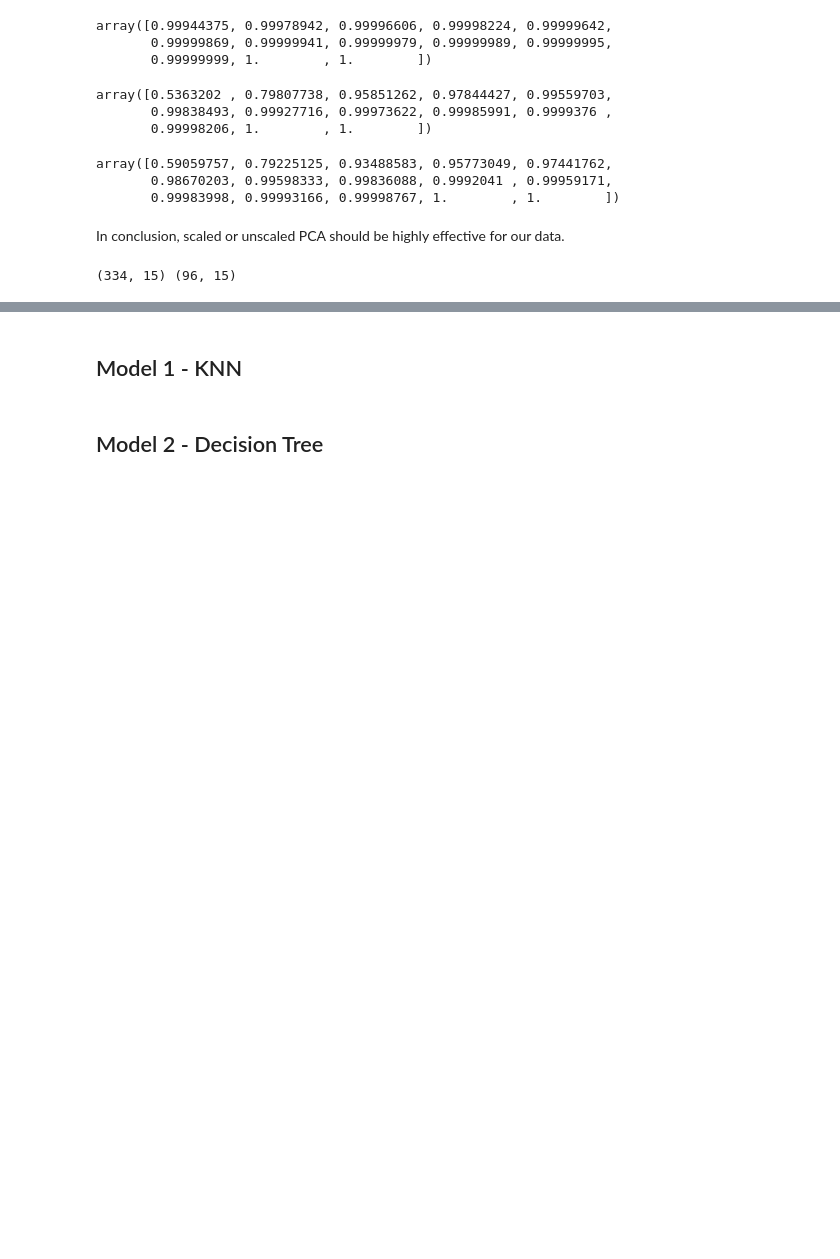
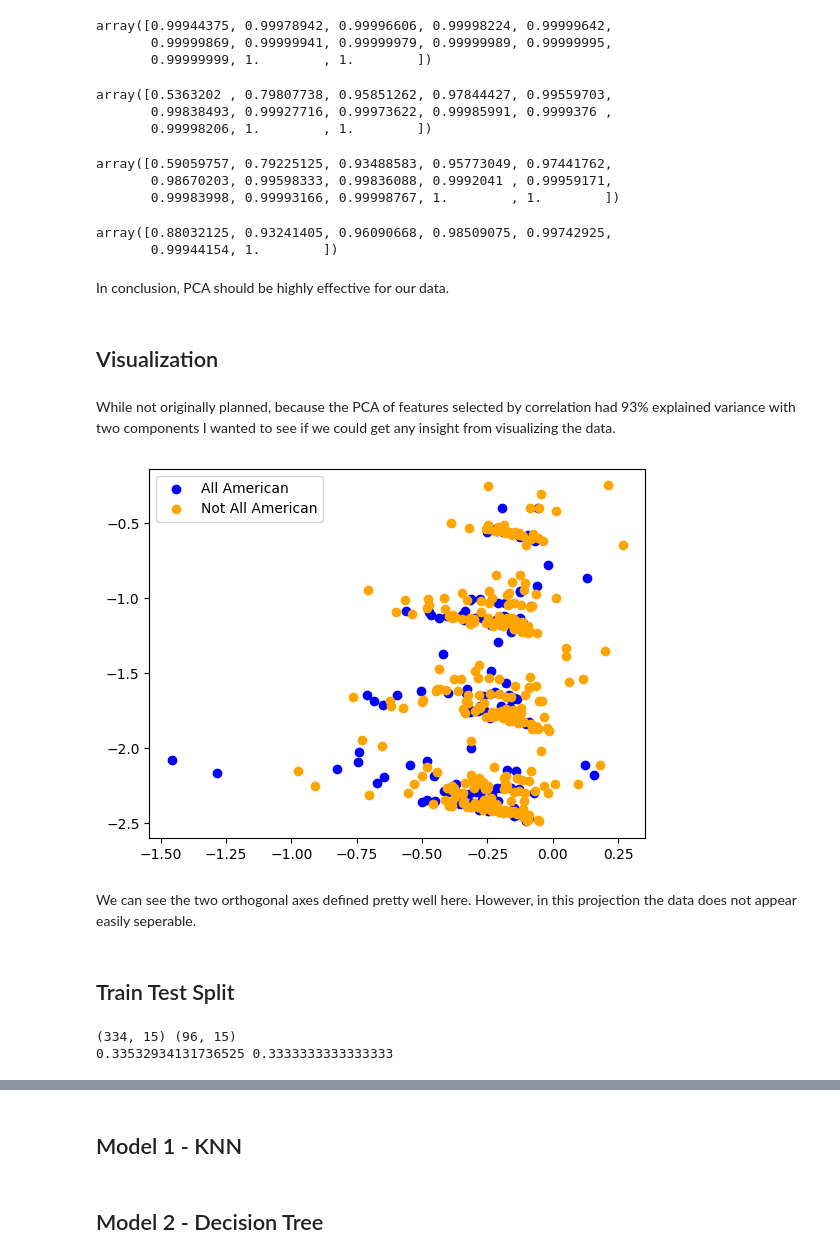
Before and after one commit to HybridNeos/TFRRS-API, a Jupyter notebook: part_3.ipynb, the cells around one changed output, grey strips where cells are left out. Saved outputs shown, nothing was run; the diff lists cells and outputs as text; code cells hidden in the pictures; blank space fills up the shorter version.

```diff
--- a/part_3.ipynb
+++ b/part_3.ipynb
@@ -121,23 +123,62 @@ array([0.5363202 , 0.79807738, 0.95851262, 0.97844427, 0.99559703,
 # %%
 # Try PCA with all scaled
 # 99% variance with 7 features
-pca = PCA(n_components=X_scaled.shape[1])
-pca.fit(X_scaled)
-np.cumsum(pca.explained_variance_ratio_)
+pca_scaled = PCA(n_components=X_scaled.shape[1])
+pca_scaled.fit(X_scaled)
+np.cumsum(pca_scaled.explained_variance_ratio_)
 # %% [output]
 array([0.59059757, 0.79225125, 0.93488583, 0.95773049, 0.97441762,
        0.98670203, 0.99598333, 0.99836088, 0.9992041 , 0.99959171,
        0.99983998, 0.99993166, 0.99998767, 1.        , 1.        ])
+# %%
+# If we perform PCA on the correlation selected features, we get a much stronger first 3 variances and still 99% after 5
+# This means that plotting in 2 dimensions would feasible
+pca_corr = PCA(n_components=7)
+pca_corr.fit(X_scaled[["max", "std", "percent_diff_recent_best", "percent_diff_recent_worst", "no_mark_rate", "count", "year"]])
+np.cumsum(pca_corr.explained_variance_ratio_)
+# %% [output]
+array([0.88032125, 0.93241405, 0.96090668, 0.98509075, 0.99742925,
+       0.99944154, 1.        ])
 # %% [markdown]
-In conclusion, scaled or unscaled PCA should be highly effective for our data.
+In conclusion, PCA should be highly effective for our data.
+# %% [markdown]
+## Visualization
+# %% [markdown]
+While not originally planned, because the PCA of features selected by correlation had 93% explained variance with two components I wanted to see if we could get any insight from visualizing the data.
+# %%
+points = X_scaled[["max", "std", "percent_diff_recent_best", "percent_diff_recent_worst", "no_mark_rate", "count", "year"]].to_numpy() @ pca_corr.components_[:,:2]
+colors = ["blue" if x == 1 else "orange" for x in y_all_am]
+all_am_indexes = y_all_am == 1
+plt.scatter(x=points[all_am_indexes,0], y=points[all_am_indexes,1], c="blue")
+plt.scatter(x=points[np.invert(all_am_indexes),0], y=points[np.invert(all_am_indexes),1], c="orange")
+plt.legend(["All American", "Not All American"])
+plt.show()
+# %% [output]
+[figure, added]
+# %% [markdown]
+We can see the two orthogonal axes defined pretty well here. However, in this projection the data does not appear easily seperable.
+# %% [markdown]
+## Train Test Split
 # %%
 from sklearn.model_selection import train_test_split, KFold, LeaveOneOut, RandomizedSearchCV
 
 # Need the binary class target for KNN but will try "continuous" score for regression
-X_train, X_test, y_score_train, y_score_test = train_test_split(X_scaled, y_score, test_size=4/18, random_state=0, stratify=df["event"])
-_, _, y_all_am_train, y_all_am_test = train_test_split(X_scaled, y_all_am, test_size=4/18, random_state=0, stratify=df["event"])
+
+
+#
+# NEED TO SPLIT ON ORIGINAL DF TO RE-MAP NAMES AND EVENTS
+#
+
+# Use the same random_state to keep data consistently split
+# Stratify on df["all_american"] because data should be split into 1/3rd all americans, 2/3rds not
+X_train_details, X_test_details, _, _ = train_test_split(df[["name", "all_american", "place", "score"]], y_score, test_size=4/18, random_state=0, stratify=df["all_american"])
+X_train, X_test, y_score_train, y_score_test = train_test_split(X_scaled, y_score, test_size=4/18, random_state=0, stratify=df["all_american"])
+_, _, y_all_am_train, y_all_am_test = train_test_split(X_scaled, y_all_am, test_size=4/18, random_state=0, stratify=df["all_american"])
 assert sum([1 if x > 0.7 else 0 for x in y_score_train] == y_all_am_train) # assert we got data in the same order thus we don't need second Xs
 
+# see data shape and confirm that label is stratified appropriately
 print(X_train.shape, X_test.shape)
+print(sum(y_all_am_train)/len(y_all_am_train), sum(y_all_am_test)/len(y_all_am_test))
 # %% [output]
 (334, 15) (96, 15)
+0.33532934131736525 0.3333333333333333
```
Also changed, not shown: parts of 15 cells of this notebook.
